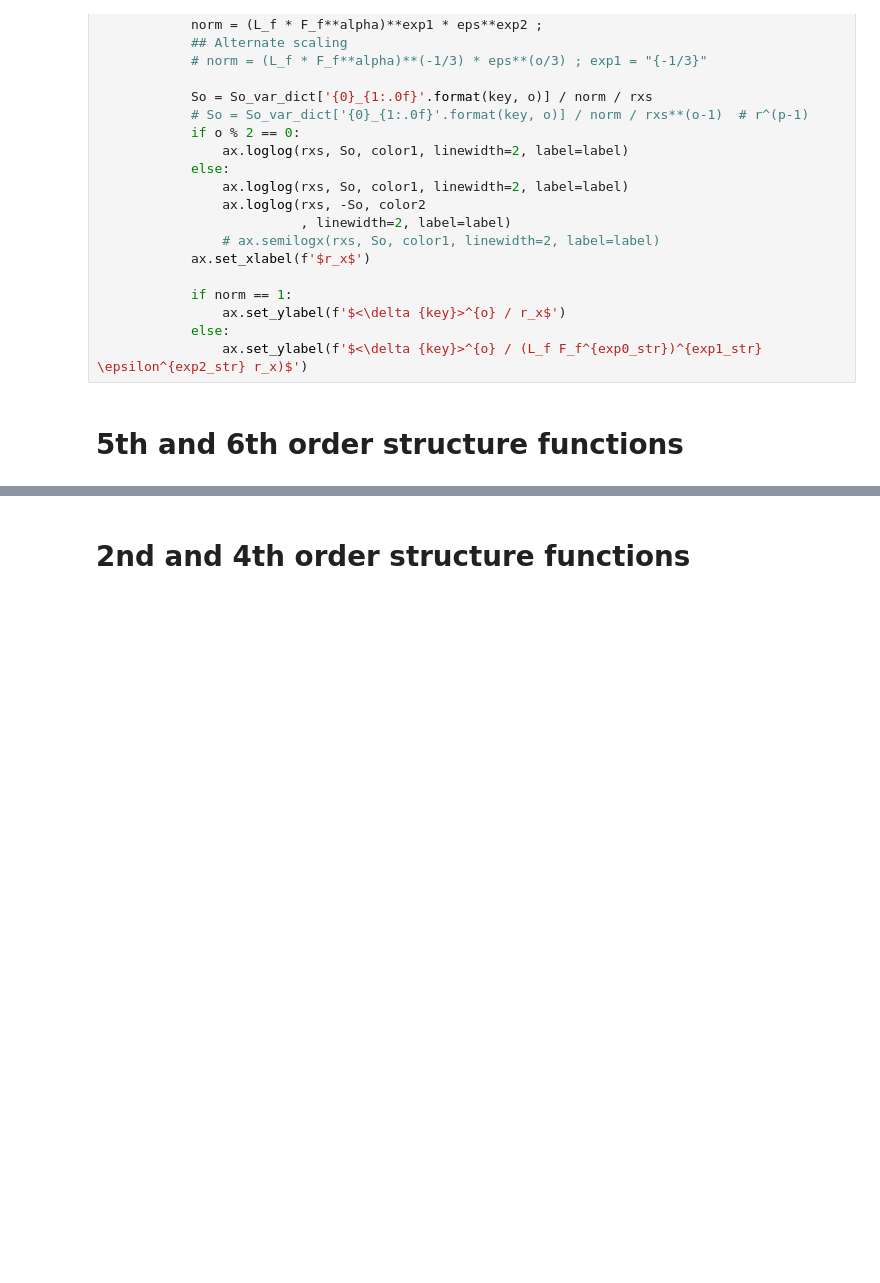
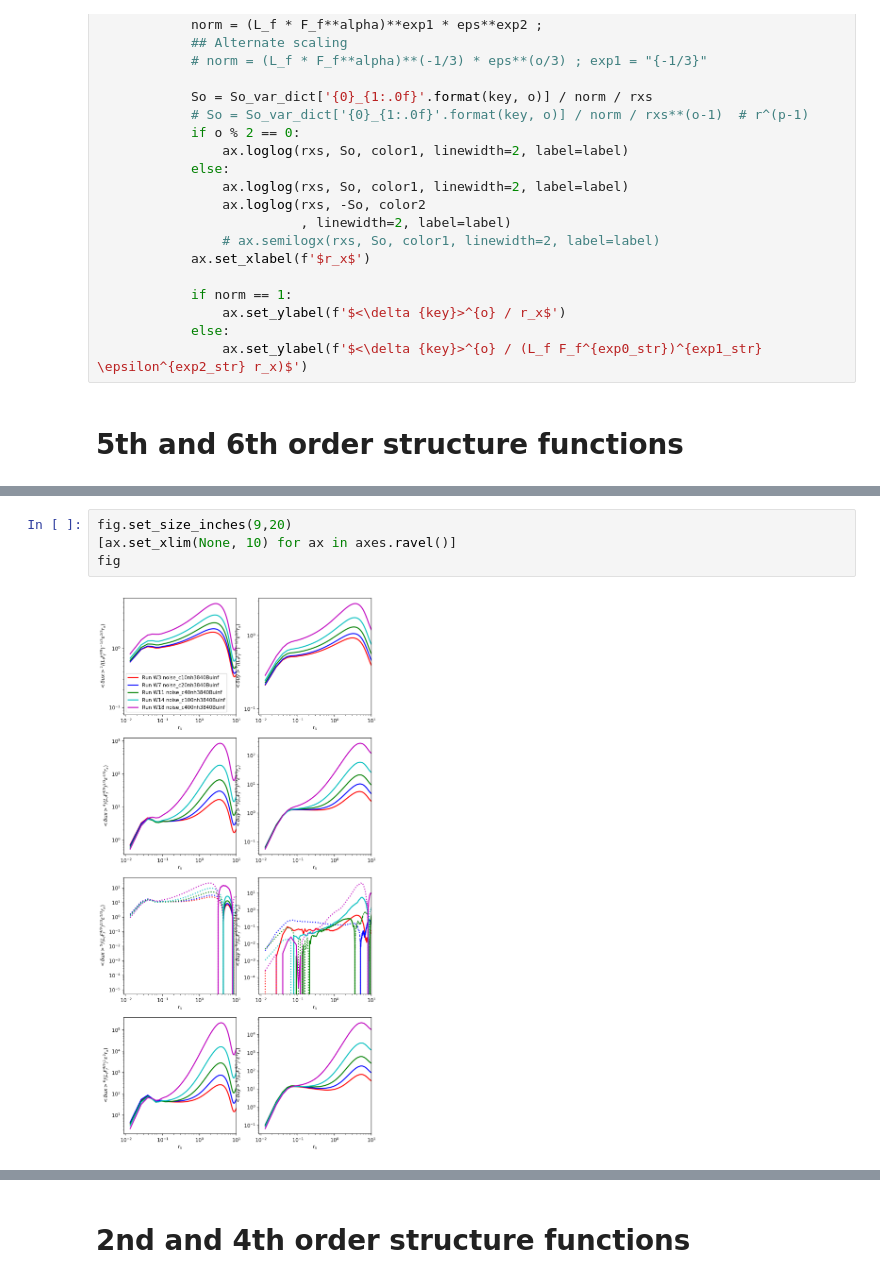
Before and after one commit to ashwinvis/augieretal_jfm_2019_shallow_water, a Jupyter notebook: Python/structure_functions.ipynb, the cells around one changed output, grey strips where cells are left out. Saved outputs shown, nothing was run; the diff lists cells and outputs as text; blank space fills up the shorter version.

```diff
--- a/Python/structure_functions.ipynb
+++ b/Python/structure_functions.ipynb
@@ -101,3 +109,9 @@ axes[0,0].legend()
+# %%
+fig.set_size_inches(9,20)
+[ax.set_xlim(None, 10) for ax in axes.ravel()]
+fig
+# %% [output]
+[figure, added]
 # %%
 from IPython.display import Audio
 sound_file = '/scratch/avmo/Downloads/notify.ogg'
```
Also changed, not shown: parts of 5 cells of this notebook, 1 other file.
